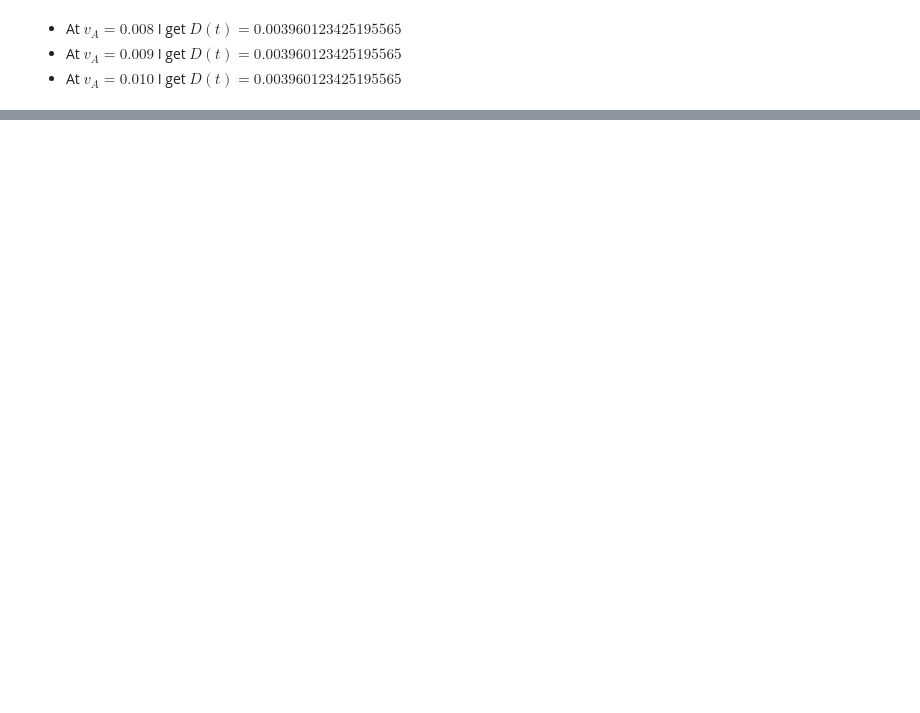
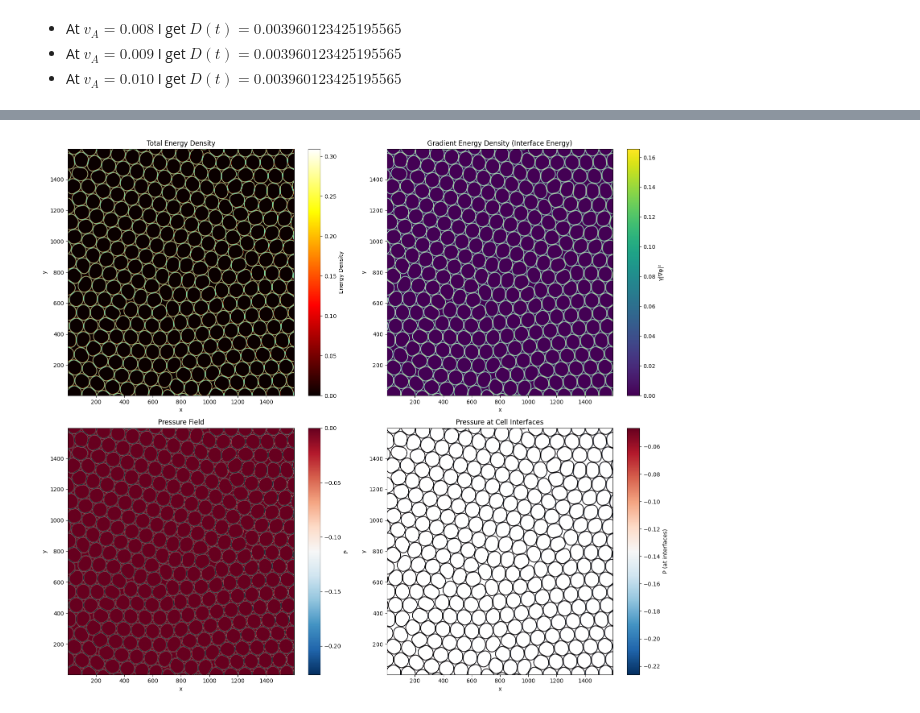
Before and after one commit to MetricManifold/data_processing, a Jupyter notebook: from_equilibration.ipynb, the cells around one changed output, grey strips where cells are left out. Saved outputs shown, nothing was run; the diff lists cells and outputs as text; code cells hidden in the pictures; blank space fills up the shorter version.

```diff
--- a/from_equilibration.ipynb
+++ b/from_equilibration.ipynb
@@ -173,0 +386,20 @@ np.average(Ds)
+# %%
+# Calculate the energy density heatmap
+# Energy density: γ|∇φ|² + f(φ)
+# where f(φ) = aφ⁴ + bφ² - cφ³
+
+# Gradient energy density
+grad_magnitude_sq = grad_x**2 + grad_y**2
+gradient_energy_density = gamma * grad_magnitude_sq
+
+# Bulk potential energy density
+# f(φ) = 2.296φ⁴ + 2.296φ² - 4.592φ³
+bulk_energy_density = a * data**4 + b * data**2 - c * data**3
+
+# Total energy density (per cell)
+total_energy_density = gradient_energy_density + bulk_energy_density
+
+print(f"Energy density statistics:")
+print(f"  Gradient contribution: mean={np.mean(gradient_energy_density):.4f}, max={np.max(gradient_energy_density):.4f}")
+print(f"  Bulk contribution: mean={np.mean(bulk_energy_density):.4f}, min={np.min(bulk_energy_density):.4f}")
+print(f"  Total: mean={np.mean(total_energy_density):.4f}, range=[{np.min(total_energy_density):.4f}, {np.max(total_energy_density):.4f}]")
@@ -173,0 +440,54 @@ np.average(Ds)
+# %%
+# Visualize the energy density and pressure
+fig, axes = plt.subplots(2, 2, figsize=(16, 14))
+
+extent = [x[0], x[-1], y[0], y[-1]]
+
+# 1. Total energy density
+ax = axes[0, 0]
+im1 = ax.imshow(total_energy_density, extent=extent, origin='lower', cmap='hot', aspect='auto')
+ax.contour(data, extent=extent, colors=["cyan"], levels=[0.5], linewidths=1, alpha=0.5)
+ax.set_xlabel('x')
+ax.set_ylabel('y')
+ax.set_title('Total Energy Density')
+cbar1 = plt.colorbar(im1, ax=ax)
+cbar1.set_label('Energy Density')
+
+# 2. Gradient energy contribution
+ax = axes[0, 1]
+im2 = ax.imshow(gradient_energy_density, extent=extent, origin='lower', cmap='viridis', aspect='auto')
+ax.contour(data, extent=extent, colors=["white"], levels=[0.5], linewidths=1, alpha=0.5)
+ax.set_xlabel('x')
+ax.set_ylabel('y')
+ax.set_title('Gradient Energy Density (Interface Energy)')
+cbar2 = plt.colorbar(im2, ax=ax)
+cbar2.set_label('γ|∇φ|²')
+
+# 3. Pressure field
+ax = axes[1, 0]
+im3 = ax.imshow(pressure, extent=extent, origin='lower', cmap='RdBu_r', aspect='auto')
+ax.contour(data, extent=extent, colors=["black"], levels=[0.5], linewidths=1, alpha=0.7)
+ax.set_xlabel('x')
+ax.set_ylabel('y')
+ax.set_title('Pressure Field')
+cbar3 = plt.colorbar(im3, ax=ax)
+cbar3.set_label('P')
+
+# 4. Pressure at cell interfaces (high gradient regions)
+ax = axes[1, 1]
+# Mask to show pressure only where there are significant gradients (interfaces)
+interface_mask = grad_magnitude_sq > 0.01  # threshold for interface detection
+pressure_at_interfaces = np.ma.masked_where(~interface_mask, pressure)
+im4 = ax.imshow(pressure_at_interfaces, extent=extent, origin='lower', cmap='RdBu_r', aspect='auto')
+ax.contour(data, extent=extent, colors=["black"], levels=[0.5], linewidths=1)
+ax.set_xlabel('x')
+ax.set_ylabel('y')
+ax.set_title('Pressure at Cell Interfaces')
+cbar4 = plt.colorbar(im4, ax=ax)
+cbar4.set_label('P (at interfaces)')
+
+plt.tight_layout()
+plt.savefig('energy_pressure_analysis.png', dpi=300, bbox_inches='tight')
+plt.show()
+# %% [output]
+[figure, added]
```
Also changed, not shown: parts of 19 cells of this notebook.
